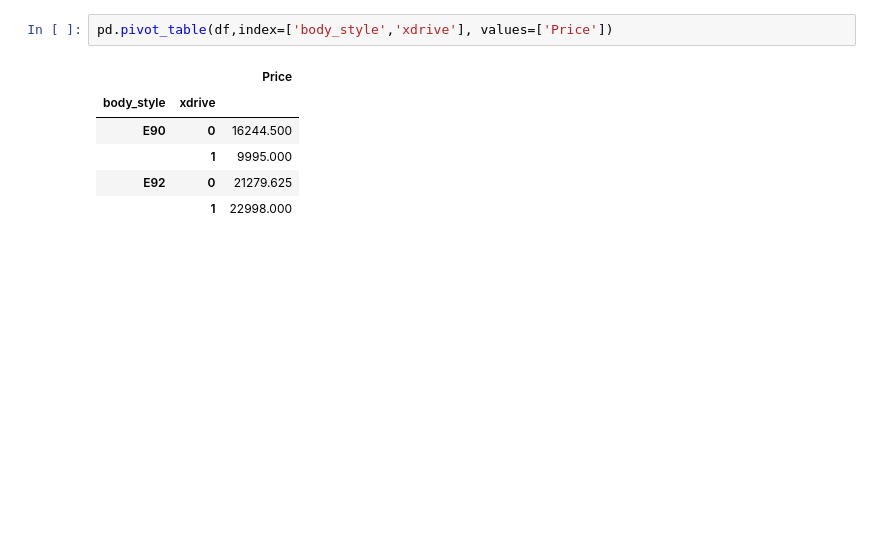
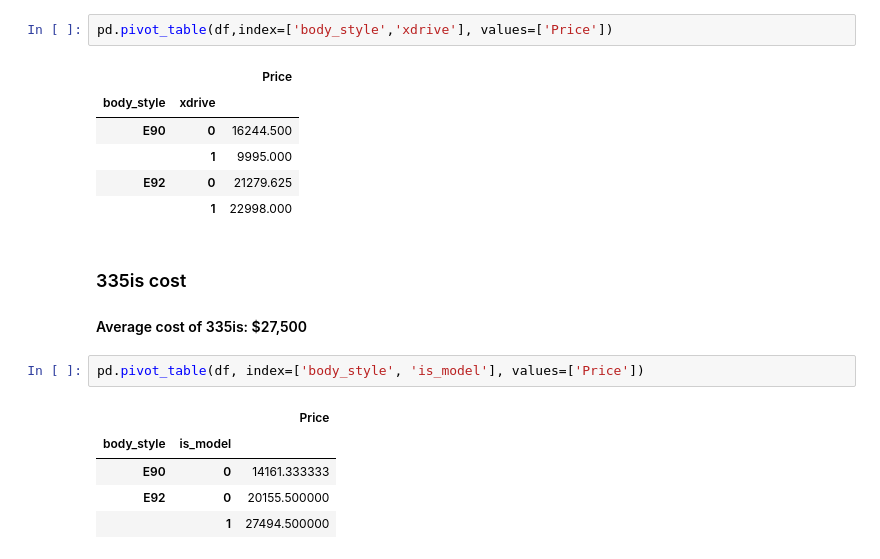
Before and after one commit to MarioRashadHUB/BMW-Price-Analysis, a Jupyter notebook: eda.ipynb, the cells around one changed output. Cells and saved outputs as stored; diff of their text form; blank space fills up the shorter version.

```diff
--- a/eda.ipynb
+++ b/eda.ipynb
@@ -149,3 +146,15 @@ pd.pivot_table(df,index=['body_style','xdrive'], values=['Price'])
 |  | 1 | 9995.000 |
 | E92 | 0 | 21279.625 |
 |  | 1 | 22998.000 |
+# %% [markdown]
+### 335is cost
+
+#### Average cost of 335is: \$27,500
+# %%
+pd.pivot_table(df, index=['body_style', 'is_model'], values=['Price'])
+# %% [output]
+|  |  | Price |
+| body_style | is_model |  |
+| E90 | 0 | 14161.333333 |
+| E92 | 0 | 20155.500000 |
+|  | 1 | 27494.500000 |
```
Also changed, not shown: parts of 10 cells of this notebook.
